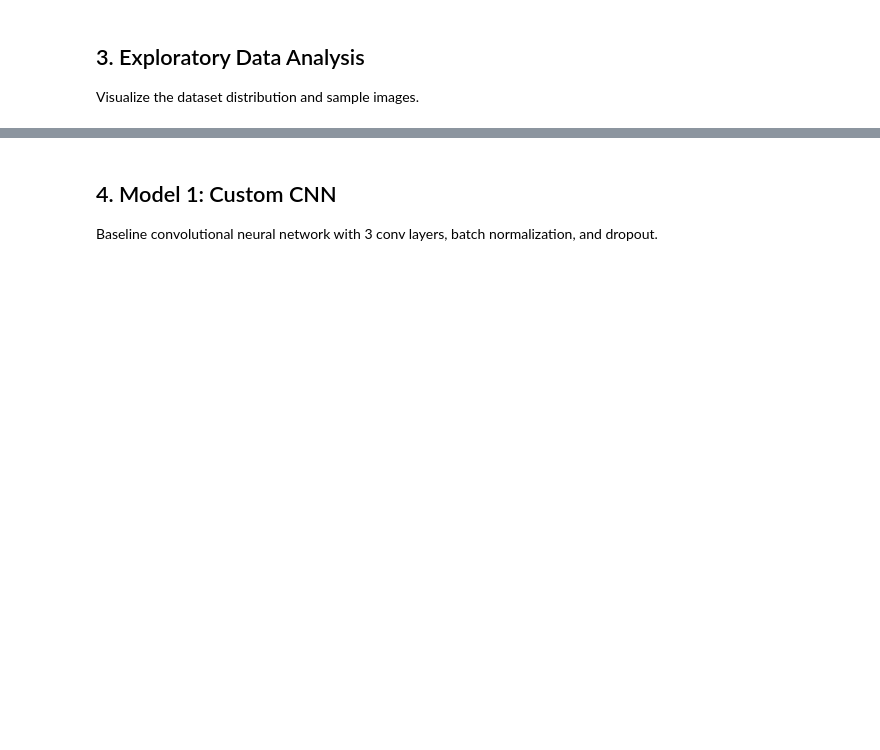
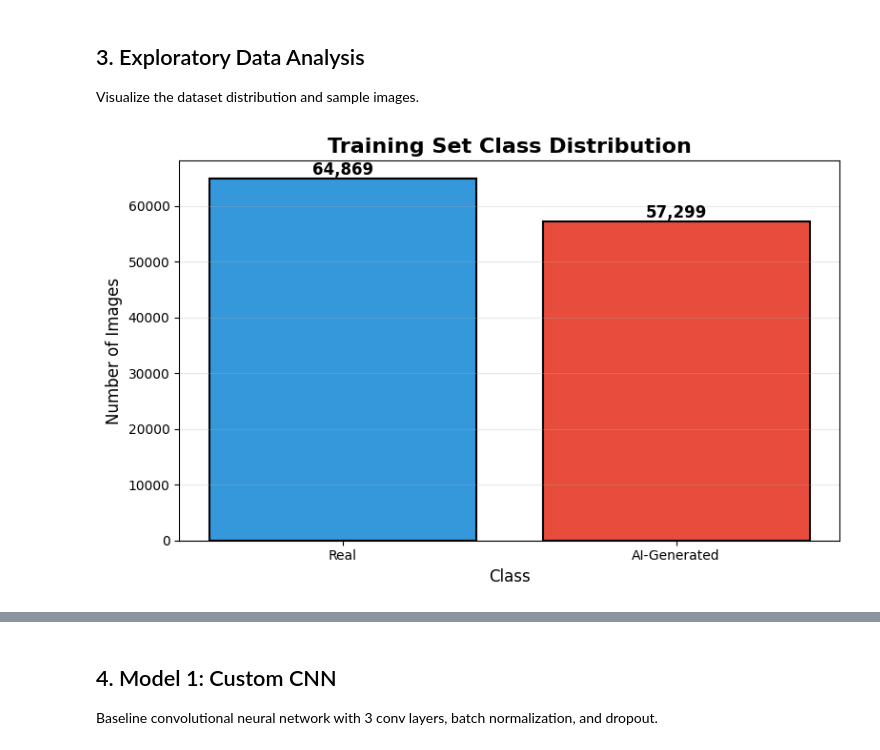
Before and after one commit to marstonsward/AAI-521-Computer-Vision-Image-Classification-Project, a Jupyter notebook: main_notebook.ipynb, the cells around one changed output, grey strips where cells are left out. Saved outputs shown, nothing was run; the diff lists cells and outputs as text; code cells hidden in the pictures; blank space fills up the shorter version.

```diff
--- a/main_notebook.ipynb
+++ b/main_notebook.ipynb
@@ -185,11 +214,12 @@ Visualize the dataset distribution and sample images.
 # %%
 # Class distribution using EDA module
 plot_class_distribution(
     train_labels,
     class_names=['Real', 'AI-Generated'],
-    colors=['#3498db', '#e74c3c'],
     title='Training Set Class Distribution'
 )
+# %% [output]
+[figure, added]
 # %%
 # Sample images using EDA module
 visualize_samples(
```
Also changed, not shown: parts of 6 cells of this notebook, 2 other files.
